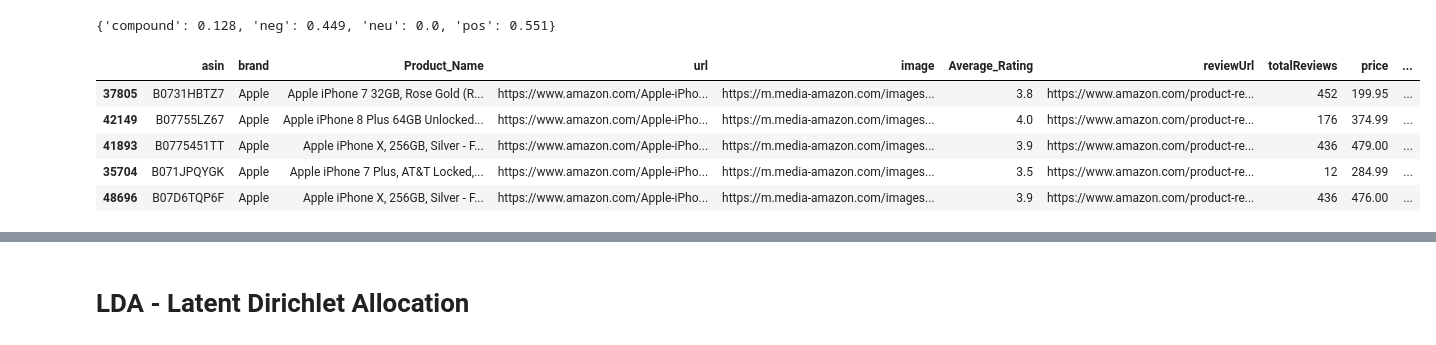
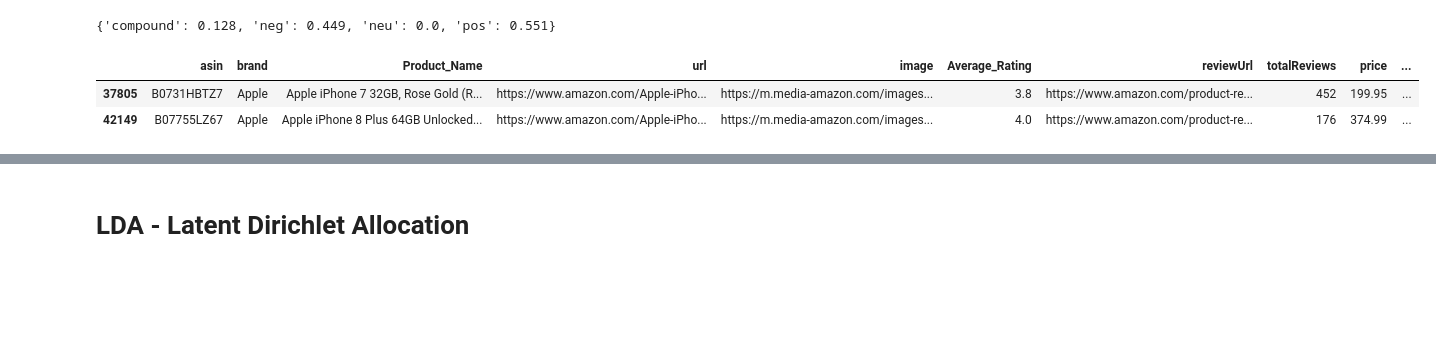
Before and after one commit to Vish4github/News-Category-Classification-using-Transfer-Learning, a Jupyter notebook: Amazon_Cell_Phone_Reviews.ipynb, the cells around one changed output, grey strips where cells are left out. Cells and saved outputs as stored; diff of their text form; code cells hidden in the pictures; blank space fills up the shorter version.

```diff
--- a/Amazon_Cell_Phone_Reviews.ipynb
+++ b/Amazon_Cell_Phone_Reviews.ipynb
@@ -666,12 +662,18 @@ sid.polarity_scores(a)
 # %%
 apple['polarity']=apple['body'].apply(lambda review:sid.polarity_scores(review))
 apple['compound_polarity']=apple['polarity'].apply(lambda x:x['compound'])
+# %%
+apple['Review_title']= apple['Review_title'].astype(str)
+apple['polarity_title']=apple['Review_title'].apply(lambda review:sid.polarity_scores(review))
+apple['compound_polarity_title']=apple['polarity_title'].apply(lambda x:x['compound'])
+# %%
+apple['sentiment']=apple['compound_polarity'].apply(lambda score: 1 if score>=0 else -1)
+apple['sentiment_title']=apple['compound_polarity_title'].apply(lambda score: 1 if score>=0 else -1)
+# %%
+apple=apple.drop(columns=['polarity','polarity_title'],axis=0)
 # %%
-apple.head()
+apple.head(2)
 # %% [output]
 |  | asin | brand | Product_Name | url | image | Average_Rating | reviewUrl | totalReviews | price | ... |
 | 37805 | B0731HBTZ7 | Apple | Apple iPhone 7 32GB, Rose Gold (R... | https://www.amazon.com/Apple-iPho... | https://m.media-amazon.com/images... | 3.8 | https://www.amazon.com/product-re... | 452 | 199.95 | ... |
 | 42149 | B07755LZ67 | Apple | Apple iPhone 8 Plus 64GB Unlocked... | https://www.amazon.com/Apple-iPho... | https://m.media-amazon.com/images... | 4.0 | https://www.amazon.com/product-re... | 176 | 374.99 | ... |
-| 41893 | B0775451TT | Apple | Apple iPhone X, 256GB, Silver - F... | https://www.amazon.com/Apple-iPho... | https://m.media-amazon.com/images... | 3.9 | https://www.amazon.com/product-re... | 436 | 479.00 | ... |
-| 35704 | B071JPQYGK | Apple | Apple iPhone 7 Plus, AT&T Locked,... | https://www.amazon.com/Apple-iPho... | https://m.media-amazon.com/images... | 3.5 | https://www.amazon.com/product-re... | 12 | 284.99 | ... |
-| 48696 | B07D6TQP6F | Apple | Apple iPhone X, 256GB, Silver - F... | https://www.amazon.com/Apple-iPho... | https://m.media-amazon.com/images... | 3.9 | https://www.amazon.com/product-re... | 436 | 476.00 | ... |
```
Also changed, not shown: parts of 20 cells of this notebook.
